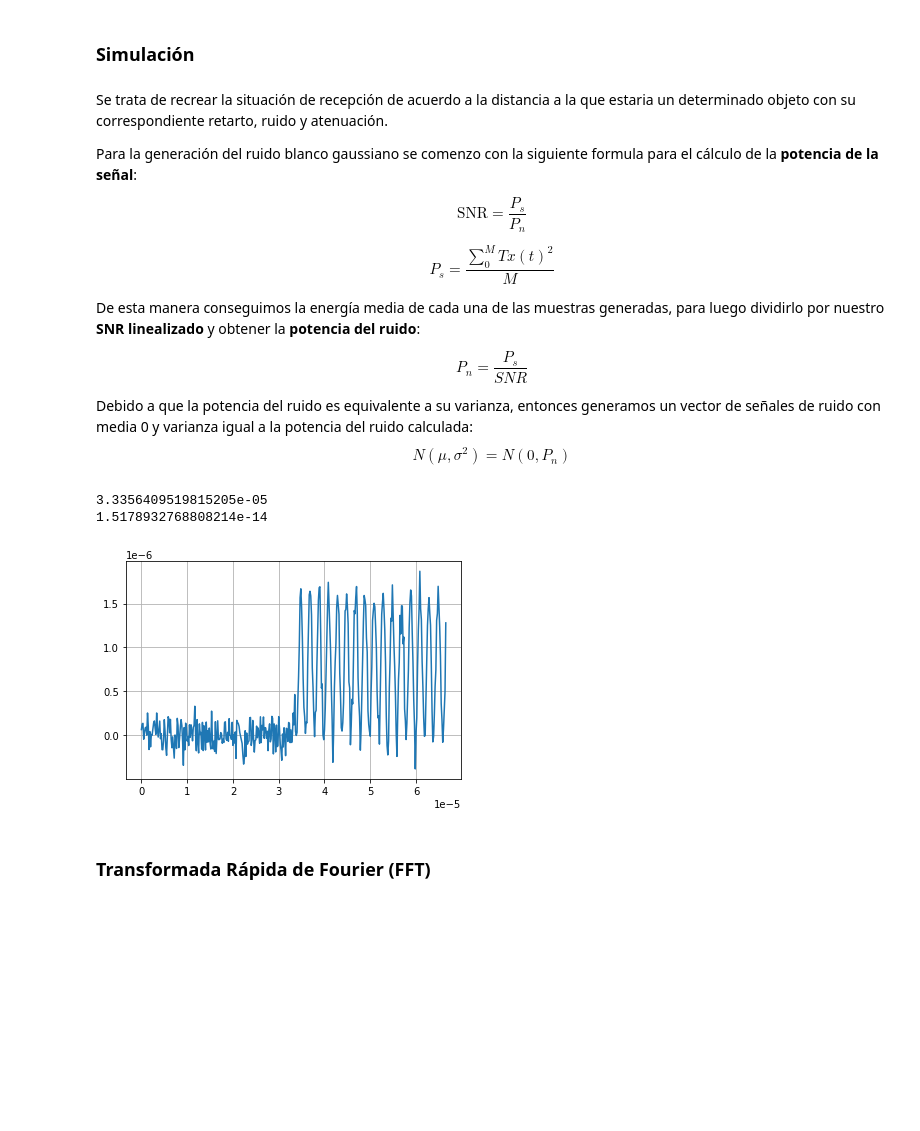
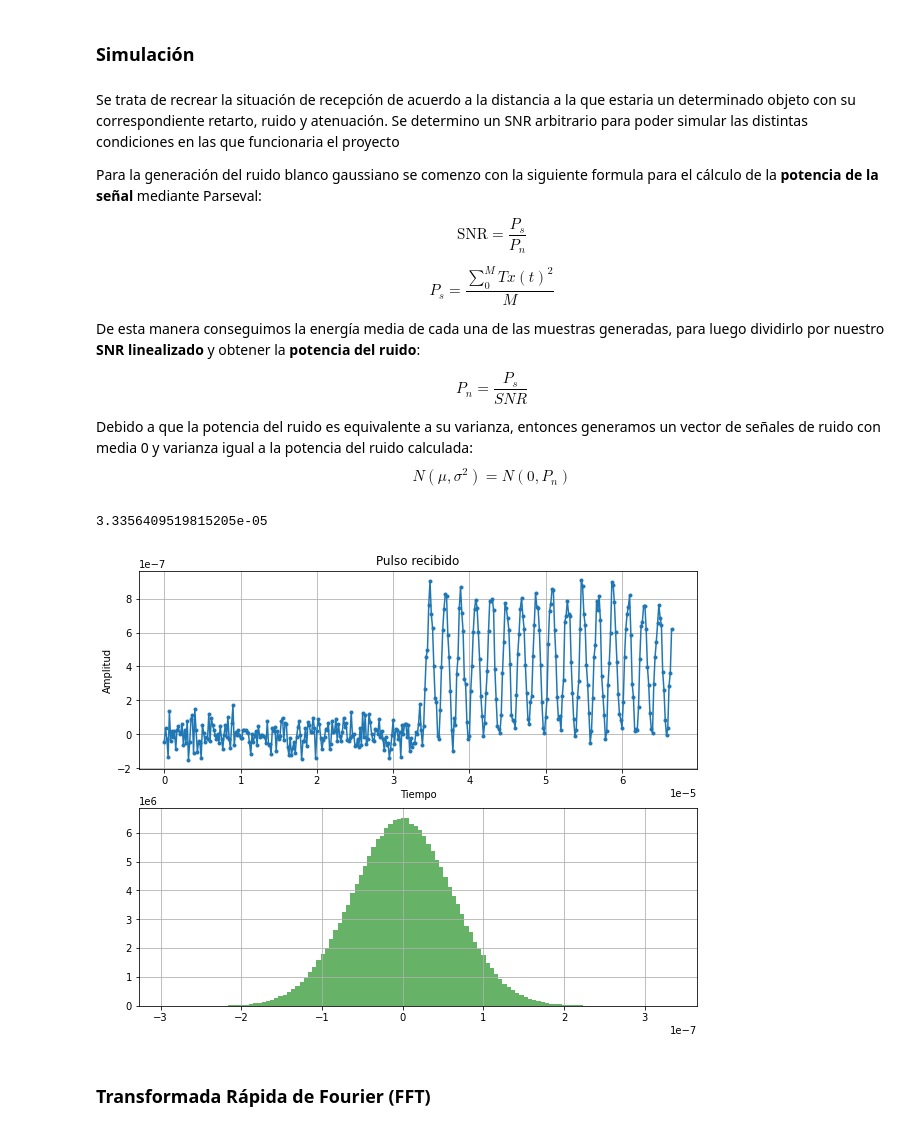
Before and after one commit to federicorichter/PulsedRadar_ComDig, a Jupyter notebook: TrabajoFinalGrupo3.ipynb, the cells around one changed output. Saved outputs shown, nothing was run; the diff lists cells and outputs as text; code cells hidden in the pictures; blank space fills up the shorter version.

```diff
--- a/TrabajoFinalGrupo3.ipynb
+++ b/TrabajoFinalGrupo3.ipynb
@@ -65,10 +63,10 @@ En las siguientes celdas generamos nuestra señal a transmitir ,nuestro vector d
 # %%
 t = np.linspace(0,(samples-1)*step,samples)
 pulse_length = 0.00005 #[s] => 0.5 ms
-Tx_I = 20*np.sin(2*np.pi*f1*t) + 20
-Tx_Q = 20*np.sin(2*np.pi*f1*t + np.pi/2) + 20
-zeros = np.zeros(len(t))
-ones = np.ones(int(pulse_length/step))
+Tx_I = 10*np.sin(2*np.pi*f1*t) + 10
+Tx_Q = 10*np.sin(2*np.pi*f1*t + np.pi/2) + 10
+zeros = np.zeros(len(t))  # arreglo completo
+ones = np.ones(int(pulse_length/step)) # señal continua de duracion pule_length
 
 for i in range(0,len(Tx_I),int(PRI/step)):
       zeros[i:i+len(ones)] = ones
@@ -108,6 +106,6 @@ sdr.tx(Tx_I*2**14)
 # %%
 #------------------------------- Receiver -------------------------------
-rxSignal = sdr.rx()/2**14
+rxSignal = sdr.rx()/((2**15)-1)
 
 rows, cols = (pulses, int(PRI/step))
 recieved_signal = [[0 for i in range(cols)] for j in range(rows)]
@@ -119,8 +120,9 @@ Luego de transmitir la señal, utilizamos la antena receptora para hacer la lect
 ### Simulación
 # %% [markdown]
 Se trata de recrear la situación de recepción de acuerdo a la distancia a la que estaria un determinado objeto con su correspondiente retarto, ruido y atenuación.
+Se determino un SNR arbitrario para poder simular las distintas condiciones en las que funcionaria el proyecto
 
-Para la generación del ruido blanco gaussiano se comenzo con la siguiente formula para el cálculo de la **potencia de la señal**:
+Para la generación del ruido blanco gaussiano se comenzo con la siguiente formula para el cálculo de la **potencia de la señal** mediante Parseval:
 
 
 \begin{equation}
@@ -145,37 +147,52 @@ Debido a que la potencia del ruido es equivalente a su varianza, entonces genera
 # %%
 #Reflected pulse
 distance = 5000 #[m]
-returned_pulse = (1/distance**2)*Tx_I[:int(pulse_length/step)+1] #Se guarda un pulso de los transmitidos con su atenuación
-#returned_pulse = Tx_I[:int(pulse_length/step)+1]
+returned_pulse = (1/distance**2)*Tx_I[:int(pulse_length*SamplingRate)+1] #Se guarda un pulso de los transmitidos con su atenuación
+
 ret_pulse = np.ones(len(returned_pulse))
 for i in range(len(returned_pulse)):
     ret_pulse[i] = returned_pulse[len(returned_pulse)-1-i] #Se guarda el pulso reflejado
 
 delta_t = (distance*2/299792458) #Calculo del delta t correspondiente
 print(delta_t)
 Rx_I = np.zeros(pulses*int(PRI/step)+1) #100 pulsos recibidos
 sample_shift = int(delta_t/step) #Cuantas muestras se debe shiftear el pulso recibido de acuerdo a la distancia que representa
 
 for i in range(pulses):
     Rx_I[i*int(PRI/step)+sample_shift:i*int(PRI/step)+sample_shift+int(pulse_length/step)+1] = ret_pulse #Señal shifteada
 
 snr_dB = 5  # SNR en decibelios
 snr_linear = 10 ** (snr_dB / 10.0)  # Convertir SNR a escala lineal
 
 # Generar ruido gaussiano
-potencia_ruido = np.sum(np.abs(Rx_I) ** 2) / len(Tx_I) / snr_linear
+potencia_ruido = (np.sum(np.abs(Rx_I) ** 2) / len(Rx_I)) / snr_linear
 ruido = np.random.normal(0, np.sqrt(potencia_ruido), len(t)+1)
 
-print(potencia_ruido)
 Rx_I = Rx_I + ruido #Se le agrega ruido
 
-plt.grid(True)
-plt.plot(t[:400],Rx_I[:400])
+
+rows, cols = (pulses, int(PRI/step))
+recieved_signal = [[0 for i in range(cols)] for j in range(rows)]
+for i in range(rows):
+    recieved_signal[i] = Rx_I[i*int(PRI/step):i*int(PRI/step)+int(PRI/step)]
+
+
+fig, [a1, a2] = plt.subplots(nrows=2, ncols=1, figsize=(10, 8))
+a1.plot(t[:400],recieved_signal[52][:400], '.-', label='recieved signal')
+a1.set_title('Pulso recibido')
+a1.set_xlabel('Tiempo')
+a1.set_ylabel('Amplitud')
+a1.grid(True)
+a2.hist(ruido, bins=120, density=True, alpha=0.6, color='g')
+a2.set_title('Distribución de Ruido')
+a2.set_xlabel('Amplitud')
+a2.set_ylabel('Frecuencia')
+a2.grid(True)
+
 plt.show()
 # %% [output]
 3.3356409519815205e-05
-1.5178932768808214e-14
-[figure, old version]
+[figure, new version]
 # %% [markdown]
 ### Transformada Rápida de Fourier (FFT)
 # %% [markdown]
```
Also changed, not shown: parts of 15 cells of this notebook.
